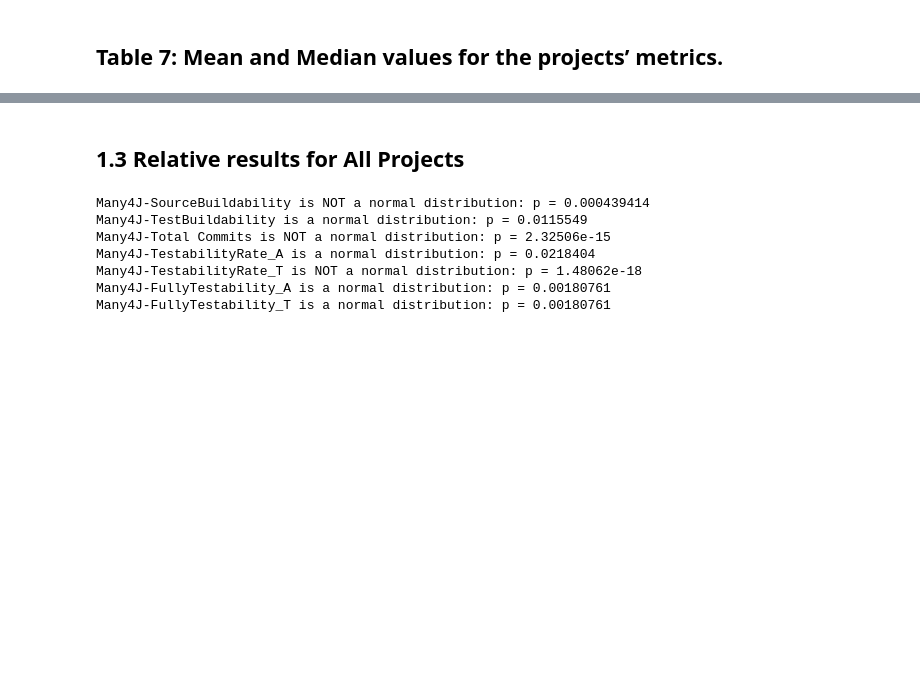
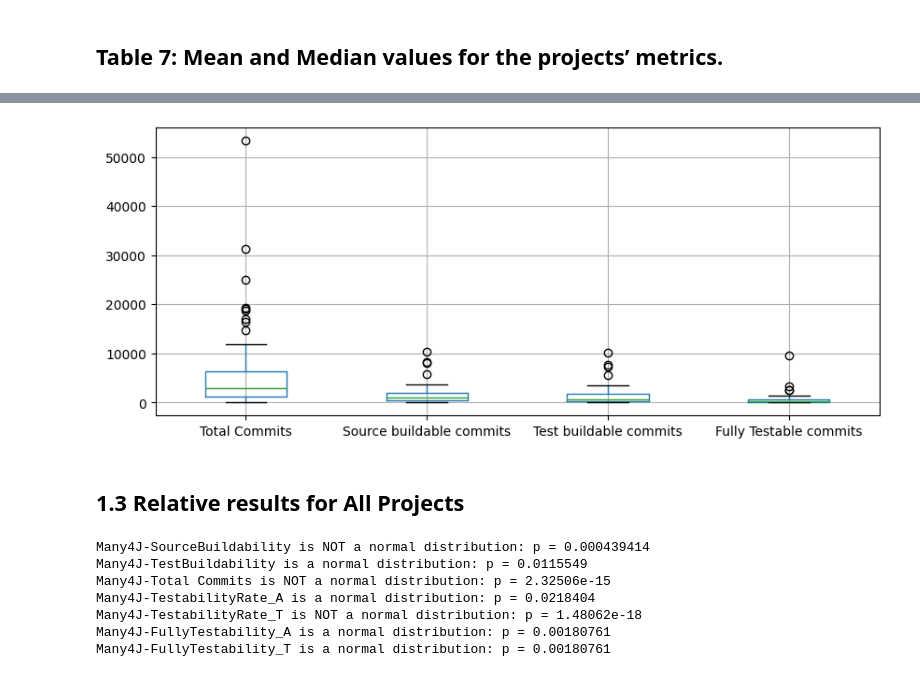
Before and after one commit to codeurjc/TestabilityStudy, a Jupyter notebook: notebooks/ProjectAnalysis/TestAnalysis/03-ExperimentalResults.ipynb, the cells around one changed output, grey strips where cells are left out. Cells and saved outputs as stored; diff of their text form; code cells hidden in the pictures; blank space fills up the shorter version.

Commit message:
Add boxplots

```diff
--- a/notebooks/ProjectAnalysis/TestAnalysis/03-ExperimentalResults.ipynb
+++ b/notebooks/ProjectAnalysis/TestAnalysis/03-ExperimentalResults.ipynb
@@ -151,6 +151,15 @@ all_means_df.T
 | Source buildable commits | 1562.08 | 1020.00 |
 | Test buildable commits | 1423.11 | 692.50 |
 | Fully Testable commits | 614.24 | 218.00 |
+# %%
+many4j_projects.boxplot(
+    column=['Total Commits','Source buildable commits', 'Test buildable commits', 'Fully Testable commits'],
+    figsize=(10,4)
+)
+plt.savefig("latex_figures/boxplot-absolute-values.pdf",bbox_inches='tight')
+plt.show()
+# %% [output]
+[figure, added]
 # %% [markdown]
 ## 1.3 Relative results for All Projects
 # %%
```
Also changed, not shown: parts of 9 cells of this notebook, 6 other files.
